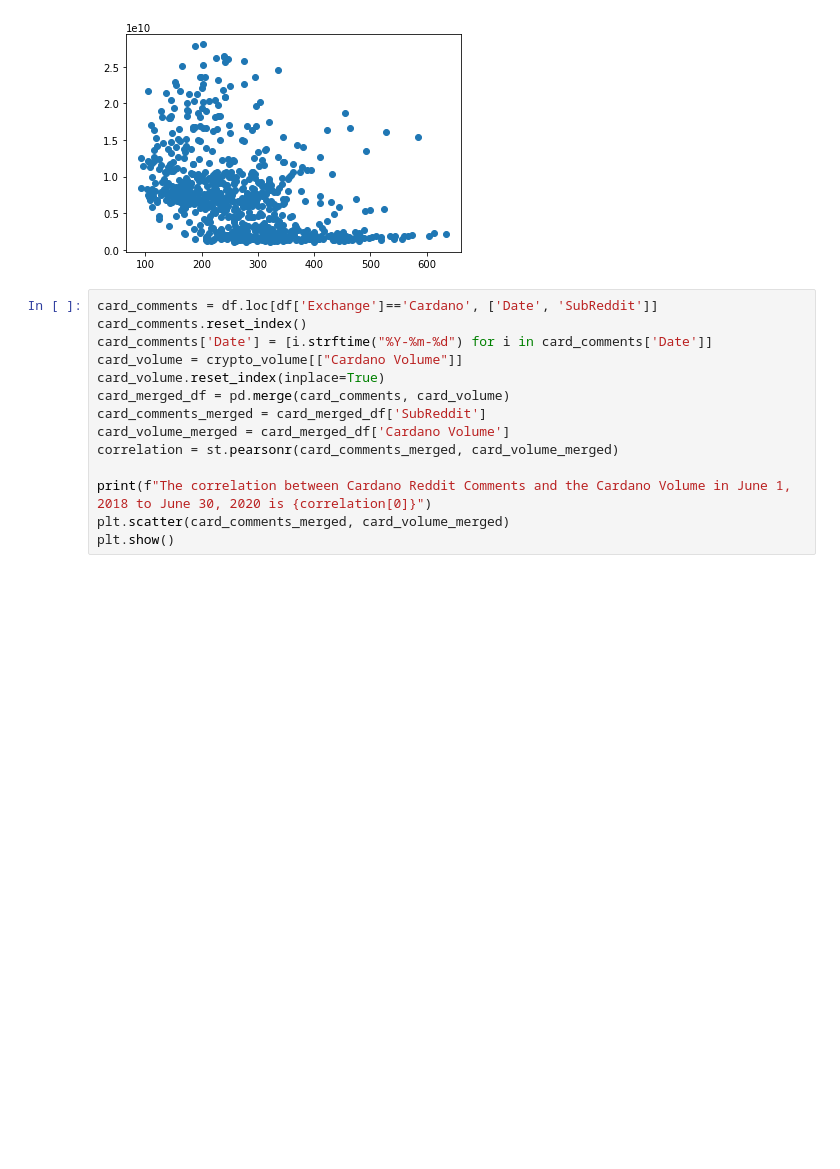
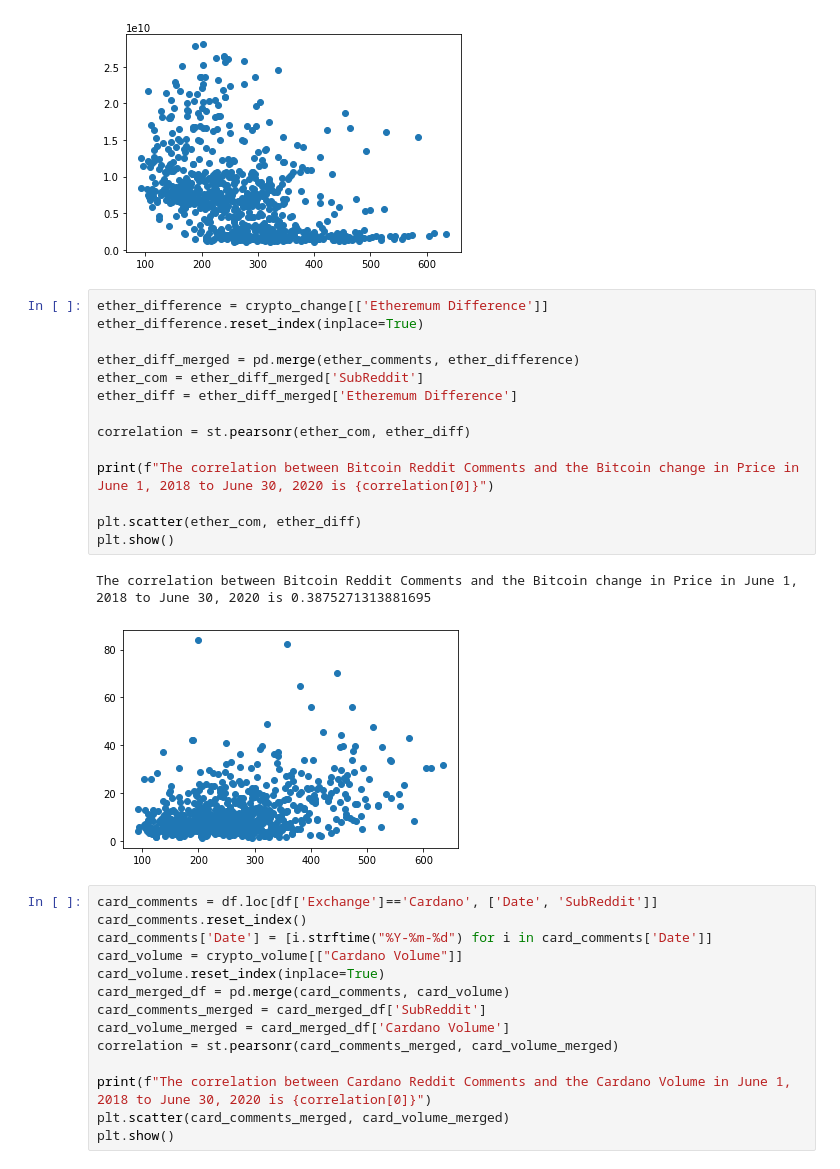
Before and after one commit to ashleighdevito/Cryptocurrency, a Jupyter notebook: Analysis/Working_Scripts/statistics.ipynb, the cells around one changed output. Drawn from its saved outputs; the diff is of its cells as text; blank space fills up the shorter version.

```diff
--- a/Analysis/Working_Scripts/statistics.ipynb
+++ b/Analysis/Working_Scripts/statistics.ipynb
@@ -318,6 +369,23 @@ plt.show()
 # %% [output]
 The correlation between Ethereum Reddit Comments and the Ethereum Volume in June 1, 2018 to June 30, 2020 is -0.4155885233514123
 [figure]
+# %%
+ether_difference = crypto_change[['Etheremum Difference']]
+ether_difference.reset_index(inplace=True)
+
+ether_diff_merged = pd.merge(ether_comments, ether_difference)
+ether_com = ether_diff_merged['SubReddit']
+ether_diff = ether_diff_merged['Etheremum Difference']
+
+correlation = st.pearsonr(ether_com, ether_diff)
+
+print(f"The correlation between Bitcoin Reddit Comments and the Bitcoin change in Price in June 1, 2018 to June 30, 2020 is {correlation[0]}")
+
+plt.scatter(ether_com, ether_diff)
+plt.show()
+# %% [output]
+The correlation between Bitcoin Reddit Comments and the Bitcoin change in Price in June 1, 2018 to June 30, 2020 is 0.3875271313881695
+[figure, added]
 # %%
 card_comments = df.loc[df['Exchange']=='Cardano', ['Date', 'SubReddit']]
 card_comments.reset_index()
```
Also changed, not shown: parts of 11 cells of this notebook.
